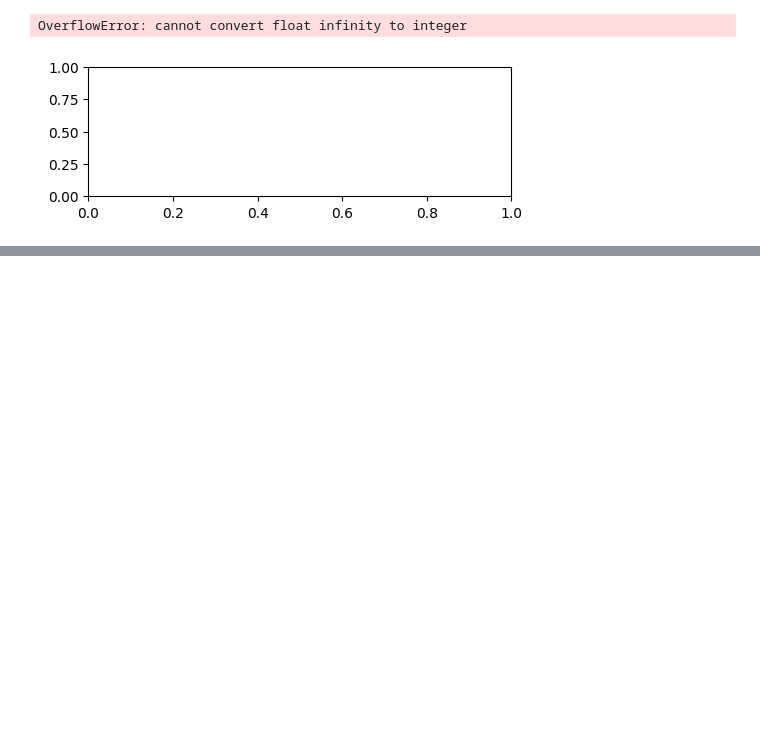
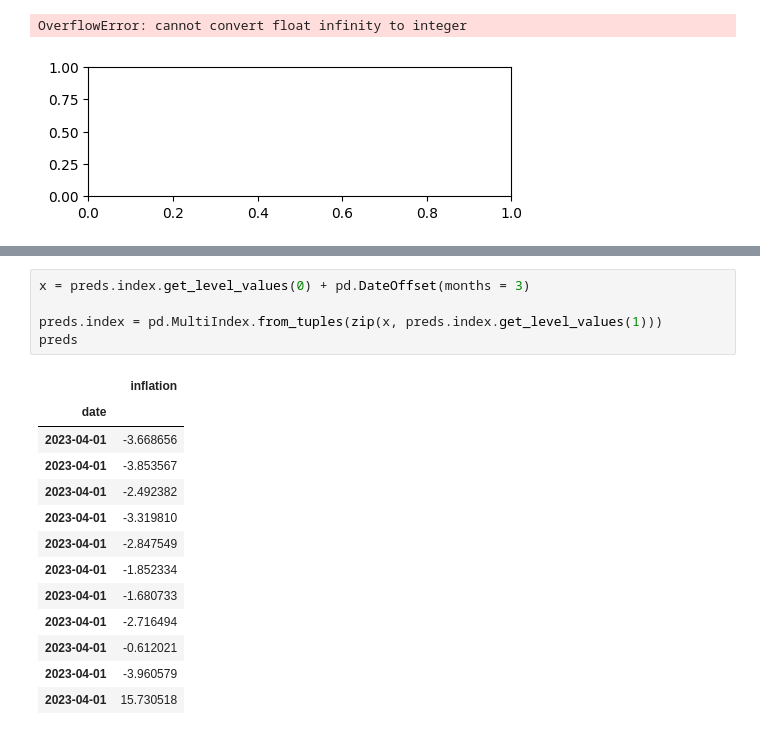
Before and after one commit to mvanaltvorst/seminar, a Jupyter notebook: notebooks/models/random_effects_model.ipynb, the cells around one changed output, grey strips where cells are left out. Cells and saved outputs as stored; diff of their text form; blank space fills up the shorter version.

```diff
--- a/notebooks/models/random_effects_model.ipynb
+++ b/notebooks/models/random_effects_model.ipynb
@@ -120,0 +130,19 @@ TypeError: Data source must be a DataFrame or Mapping, not <class 'pandas.core.s
+# %%
+x = preds.index.get_level_values(0) + pd.DateOffset(months = 3)
+
+preds.index = pd.MultiIndex.from_tuples(zip(x, preds.index.get_level_values(1)))
+preds
+# %% [output]
+|  | inflation |
+| date |  |
+| 2023-04-01 | -3.668656 |
+| 2023-04-01 | -3.853567 |
+| 2023-04-01 | -2.492382 |
+| 2023-04-01 | -3.319810 |
+| 2023-04-01 | -2.847549 |
+| 2023-04-01 | -1.852334 |
+| 2023-04-01 | -1.680733 |
+| 2023-04-01 | -2.716494 |
+| 2023-04-01 | -0.612021 |
+| 2023-04-01 | -3.960579 |
+| 2023-04-01 | 15.730518 |
```
Also changed, not shown: parts of 2 cells of this notebook, 1 other file.
